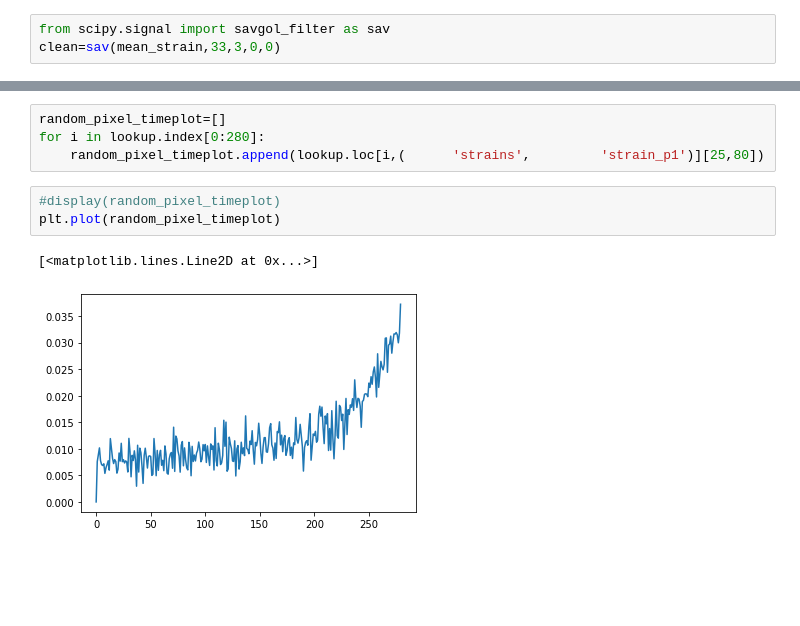
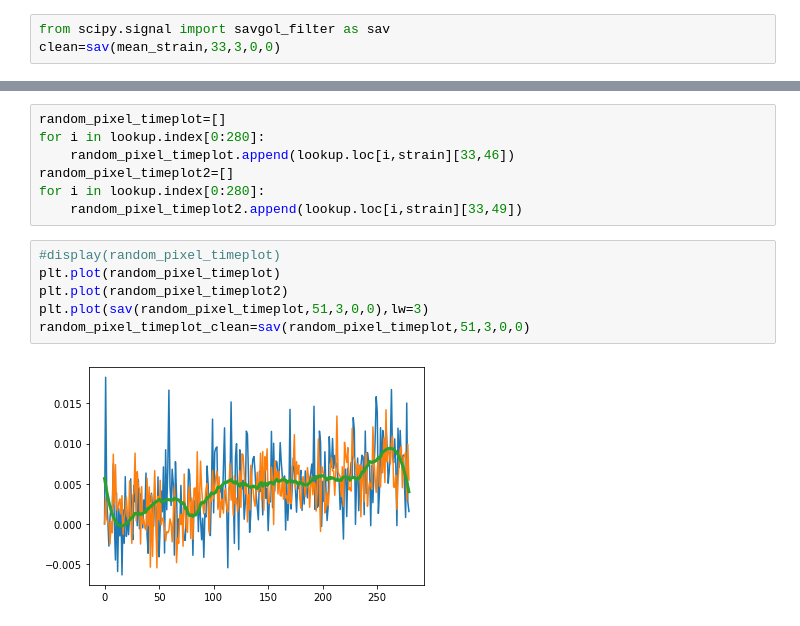
Before and after one commit to KMDE-10/DIC, a Jupyter notebook: EVALUATION.ipynb, the cells around one changed output, grey strips where cells are left out. Saved outputs shown, nothing was run; the diff lists cells and outputs as text; blank space fills up the shorter version.

```diff
--- a/EVALUATION.ipynb
+++ b/EVALUATION.ipynb
@@ -305,10 +389,15 @@ plt.plot(clean)
 # %%
 random_pixel_timeplot=[]
 for i in lookup.index[0:280]:
-    random_pixel_timeplot.append(lookup.loc[i,(      'strains',         'strain_p1')][25,80])
+    random_pixel_timeplot.append(lookup.loc[i,strain][33,46])
+random_pixel_timeplot2=[]
+for i in lookup.index[0:280]:
+    random_pixel_timeplot2.append(lookup.loc[i,strain][33,49])
-# %%
-#display(random_pixel_timeplot)
-plt.plot(random_pixel_timeplot)
-# %% [output]
-[<matplotlib.lines.Line2D at 0x...>]
-[figure, removed]
+# %%
+#display(random_pixel_timeplot)
+plt.plot(random_pixel_timeplot)
+plt.plot(random_pixel_timeplot2)
+plt.plot(sav(random_pixel_timeplot,51,3,0,0),lw=3)
+random_pixel_timeplot_clean=sav(random_pixel_timeplot,51,3,0,0)
+# %% [output]
+[figure, added]
```
Also changed, not shown: parts of 25 cells of this notebook, 1 other file.
